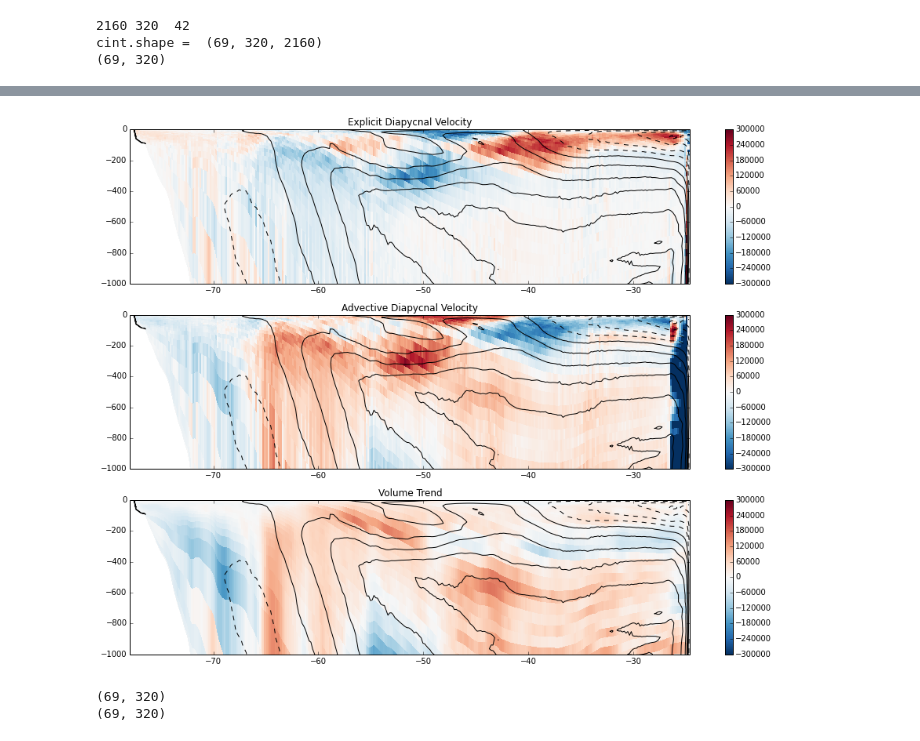
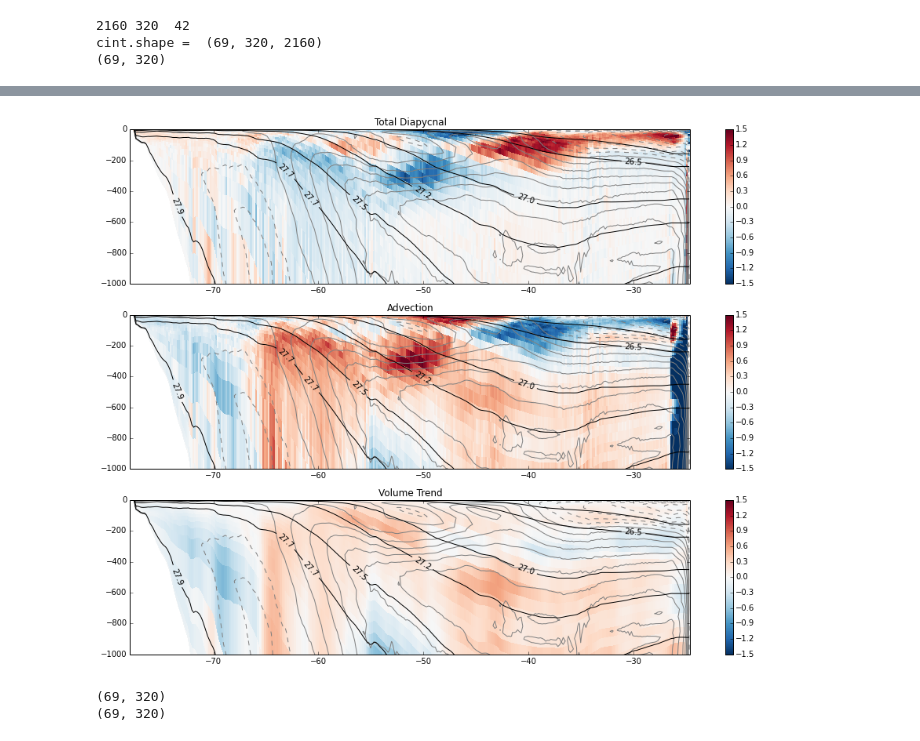
Before and after one commit to dhruvbalwada/watermass, a Jupyter notebook: SOSE_layers_analysis/layers_analysis_sw.ipynb, the cells around one changed output, grey strips where cells are left out. Saved outputs shown, nothing was run; the diff lists cells and outputs as text; code cells hidden in the pictures.

```diff
--- a/SOSE_layers_analysis/layers_analysis_sw.ipynb
+++ b/SOSE_layers_analysis/layers_analysis_sw.ipynb
@@ -83,7 +83,7 @@ def process_layers(ddir, iter0, diters, N, deltaTclock=900, layers_name='1RHO'):
             'psi': psi, 'pi': pi, 'la': la, 'm': m}
 
 def plot_diapycnal_velocities(d, r=0.7e6, layers_lim=[28.2, 22], depth_lim=[-5000,0],
-                              direct=False, zcoord=True, show_numerical=True):
+                              direct=False, zcoord=True, show_numerical=True,  normfac=(6/1e6)):
 
     if direct:
         diapyc_suff = '_direct'
@@ -131,26 +131,26 @@ def plot_diapycnal_velocities(d, r=0.7e6, layers_lim=[28.2, 22], depth_lim=[-500
     else:
         ps = (3,1)
 
-    normfac = 6/1e6 # sverdrups per degree
+    # sverdrups per degree
 
     ax1 = plt.subplot(ps[0], ps[1], 1)
-    layers_plot(Xpc, Ypc, d['diapycnal_vel'].sum(axis=0).sum(axis=-1), r,
+    layers_plot(Xpc, Ypc, d['diapycnal_vel'].sum(axis=0).sum(axis=-1)*normfac, r,
             Xc, Yc, d['psi'], [-1000,0], 'Total Diapycnal', ax=ax1, sigma=sigma)
 
     ax2 = plt.subplot(ps[0], ps[1], 2)
-    layers_plot(Xpc, Ypc, d['advective_vel' + diapyc_suff].sum(axis=-1), r,
+    layers_plot(Xpc, Ypc, d['advective_vel' + diapyc_suff].sum(axis=-1)*normfac, r,
             Xc, Yc, d['psi'], [-1000,0], 'Advection', ax=ax2, sigma=sigma)
 
     ax3 = plt.subplot(ps[0], ps[1], 3)
-    layers_plot(Xpc, Ypc, d['diapycnal_vel_tottend'].sum(axis=-1), r,
+    layers_plot(Xpc, Ypc, -d['diapycnal_vel_tottend'].sum(axis=-1)*normfac, r,
             Xc, Yc, d['psi'], [-1000,0], 'Volume Trend', ax=ax3, sigma=sigma)
     #plt.pcolormesh(Xpc, Ypc, d['dvol_dt'].sum(axis=-1), cmap='RdBu_r')
 
 
     if show_numerical:
         ax4 = plt.subplot(ps[0], ps[1], 4)
-        layers_plot(Xpc, Ypc,  d['diapycnal_vel_numerical' + diapyc_suff].sum(axis=-1), r,
-            Xc, Yc, d['psi'], [-1000,0], 'Volume Trend', ax=ax4, sigma=sigm
+        layers_plot(Xpc, Ypc,  d['diapycnal_vel_numerical' + diapyc_suff].sum(axis=-1)*normfac, r,
+            Xc, Yc, d['psi'], [-1000,0], 'Volume Trend', ax=ax4, sigma=sigma)
 
 
 def layers_plot(Xpc, Ypc, field, r, Xc, Yc, psi, ylim, title, sigma=None, ax=None):
@@ -163,10 +163,10 @@ def layers_plot(Xpc, Ypc, field, r, Xc, Yc, psi, ylim, title, sigma=None, ax=Non
     ax.set_ylim(ylim)
     ax.set_title(title)
     if sigma is not None:
-        c = ax.contour(Xc, Yc, sigma, [27.9,27.5,27.2,27.0,26.5,26.0], colors='k')
+        c = ax.contour(Xc, Yc, sigma, [27.88, 27.7, 27.5,27.2,27.0,26.5,26.0], colors='k')
         zloc = -400
-        manual_locations =[(-70, zloc), (-55, zloc),
-                           (-50, zloc), (-40, zloc), (-30, zloc)]
+        manual_locations =[(-70, zloc), (-65, zloc), (-60,zloc), (-55, zloc),
+                           (-50, zloc), (-40, zloc), (-30, zloc+200)]
         plt.clabel(c, fmt='%1.1f',
          manual=manual_locations)
 # %%
@@ -213,7 +214,7 @@ plot_diapycnal_velocities(d, depth_lim=[-2000,0], r=2e5, zcoord=True)
 # %%
-plot_diapycnal_velocities(d, depth_lim=[-1000,0], r=3e5, direct=True, zcoord=True, show_numerical=False)
+plot_diapycnal_velocities(d, depth_lim=[-1000,0], r=1.5, direct=True, zcoord=True, show_numerical=False)
 # %% [output]
-[figure, old version]
+[figure, new version]
 # %%
 m = d['m']
 Yg = np.hstack([m.yg[0,:,0], 2*m.yg[0,-1,0]-m.yg[0,-2,0]])
```
Also changed, not shown: parts of 1 cell of this notebook.
